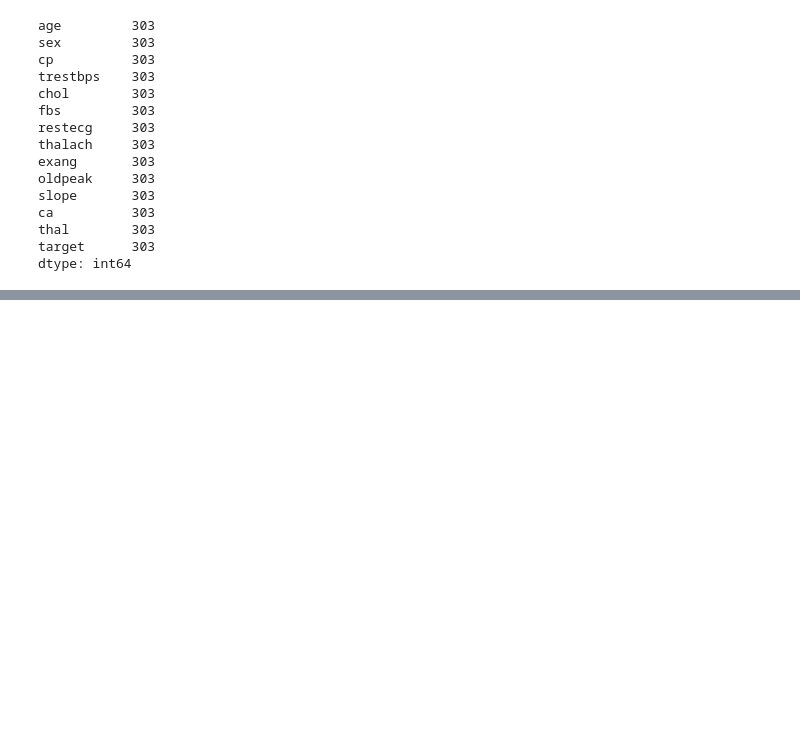
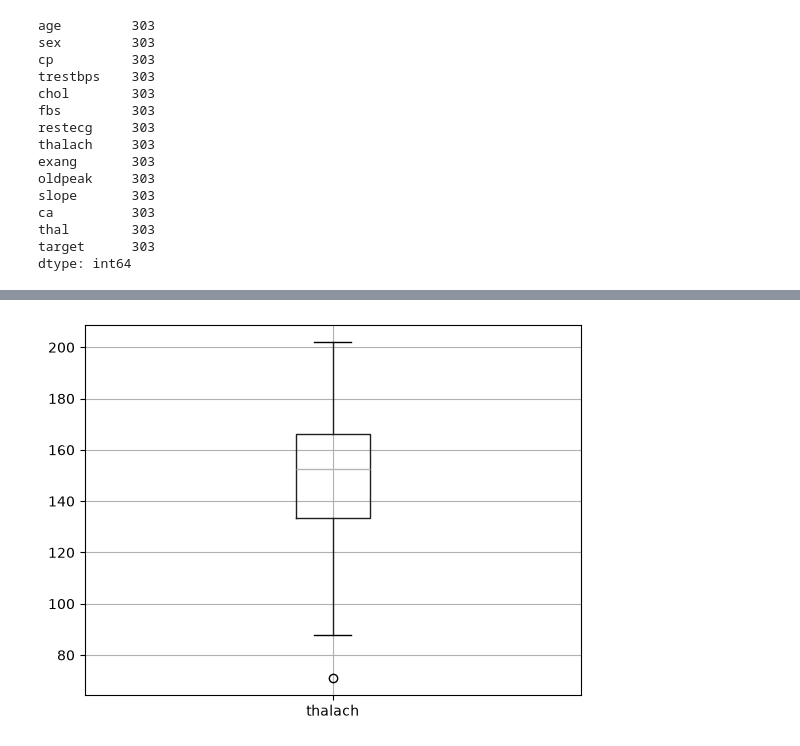
Before and after one commit to Mpho6746/silent-killer-ai-cvd, a Jupyter notebook: notebooks/01_preprocessing.ipynb, the cells around one changed output, grey strips where cells are left out. Saved outputs shown, nothing was run; the diff lists cells and outputs as text; code cells hidden in the pictures; blank space fills up the shorter version.

```diff
--- a/notebooks/01_preprocessing.ipynb
+++ b/notebooks/01_preprocessing.ipynb
@@ -434,0 +162,5 @@ df.describe()
+# %%
+df.boxplot(column="thalach")
+plt.show()
+# %% [output]
+[figure, added]
```
Also changed, not shown: parts of 61 cells of this notebook, 3 other files.
